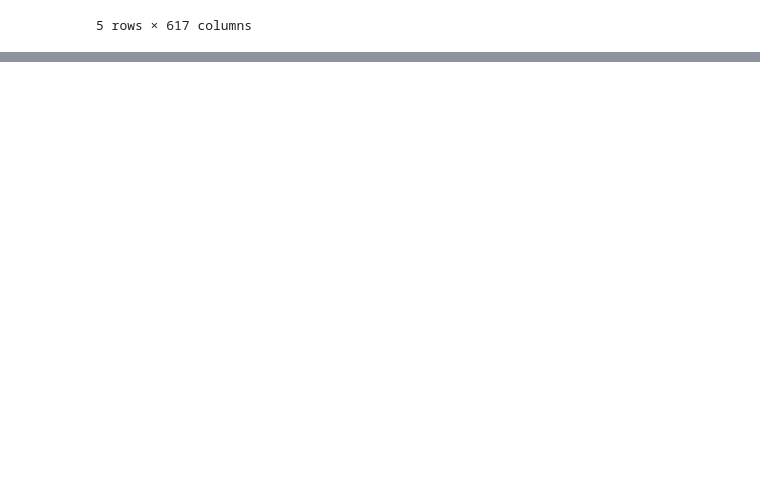
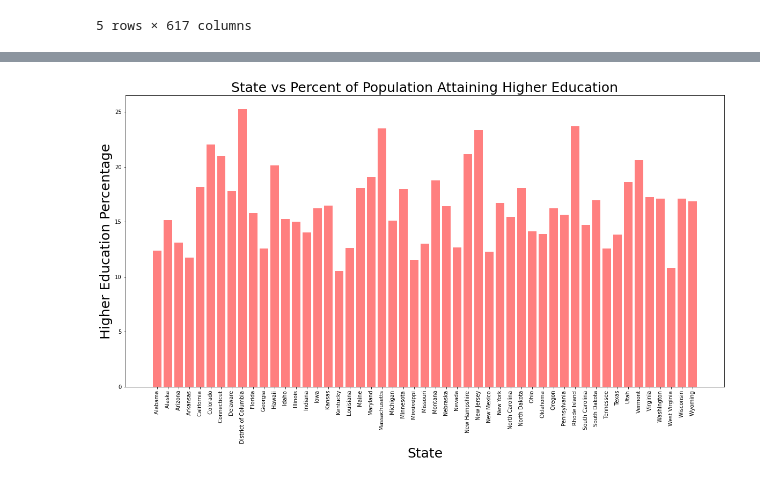
Before and after one commit to safetyh546/TeamDingo, a Jupyter notebook: educationlevel.ipynb, the cells around one changed output, grey strips where cells are left out. Drawn from its saved outputs; the diff is of its cells as text; code cells hidden in the pictures; blank space fills up the shorter version.

```diff
--- a/educationlevel.ipynb
+++ b/educationlevel.ipynb
@@ -108,0 +156,14 @@ clean_df
+# %%
+x = state_ed["State"]
+x_axis = np.arange(len(x))
+y = state_ed["Percent educational attainment Pop 25yrs> Bachelor's Degree"]
+plt.figure(figsize=(20,10))
+plt.bar(x_axis, y, color='r', alpha=0.5, align="center")
+tick_locations = [value for value in x_axis]
+plt.xticks(tick_locations, x, rotation="vertical")
+plt.xlabel('State', fontsize=25)
+plt.ylabel('Higher Education Percentage', fontsize=25)
+plt.title('State vs Percent of Population Attaining Higher Education', fontsize=25)
+plt.show()
+# %% [output]
+[figure, added]
```
Also changed, not shown: parts of 7 cells of this notebook.
